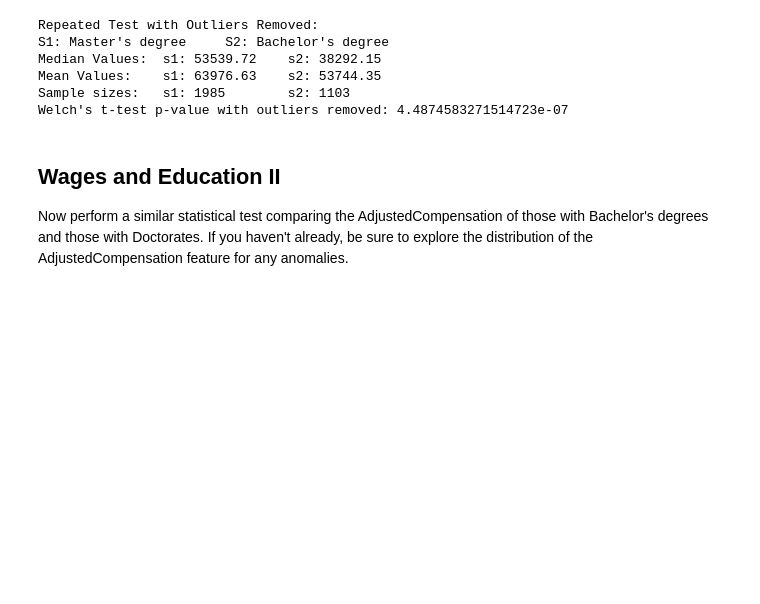
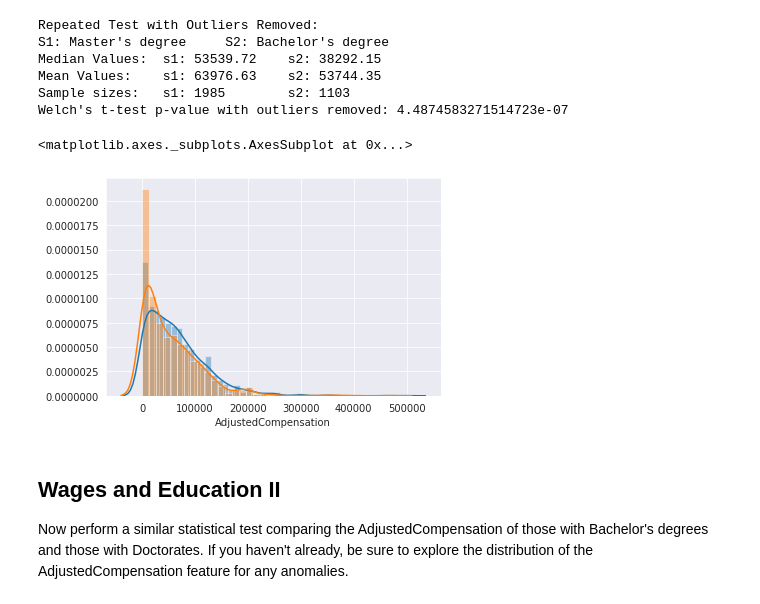
Before and after one commit to kcahlers/dsc-in-depth-ab-testing-lab-hbs-ds-060120, a Jupyter notebook: index.ipynb, the cells around one changed output. Saved outputs shown, nothing was run; the diff lists cells and outputs as text; code cells hidden in the pictures; blank space fills up the shorter version.

```diff
--- a/index.ipynb
+++ b/index.ipynb
@@ -125,6 +125,12 @@ Median Values:  s1: 53539.72    s2: 38292.15
 Mean Values:    s1: 63976.63    s2: 53744.35
 Sample sizes:   s1: 1985        s2: 1103
 Welch's t-test p-value with outliers removed: 4.4874583271514723e-07
+# %%
+sns.distplot(s1)
+sns.distplot(s2)
+# %% [output]
+<matplotlib.axes._subplots.AxesSubplot at 0x...>
+[figure, added]
 # %% [markdown]
 ## Wages and Education II
 
```
